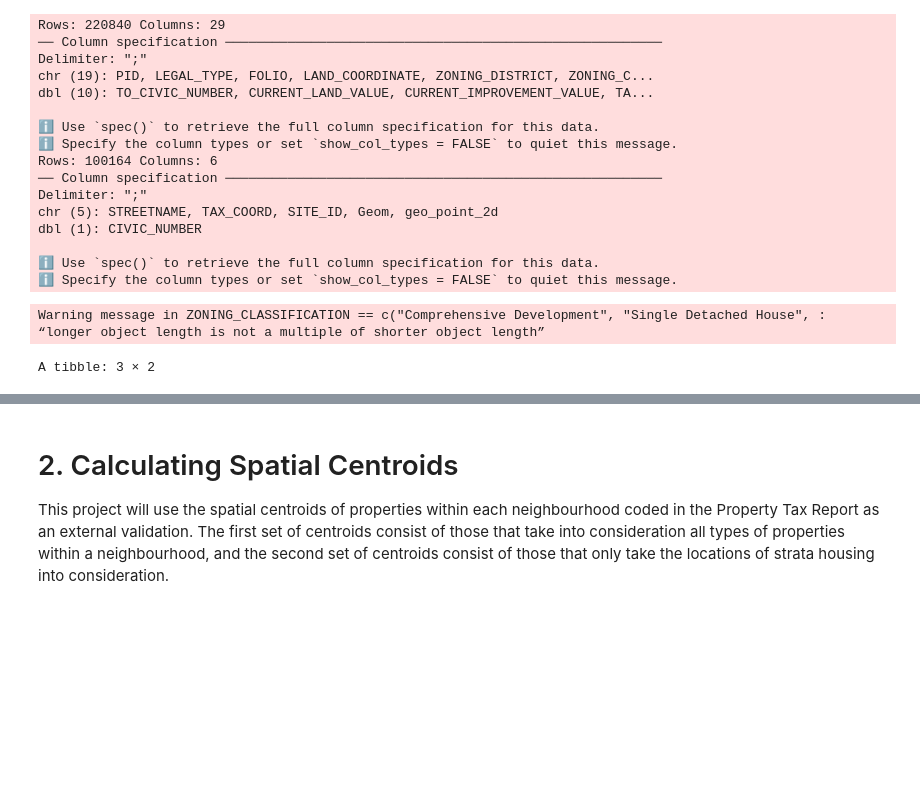
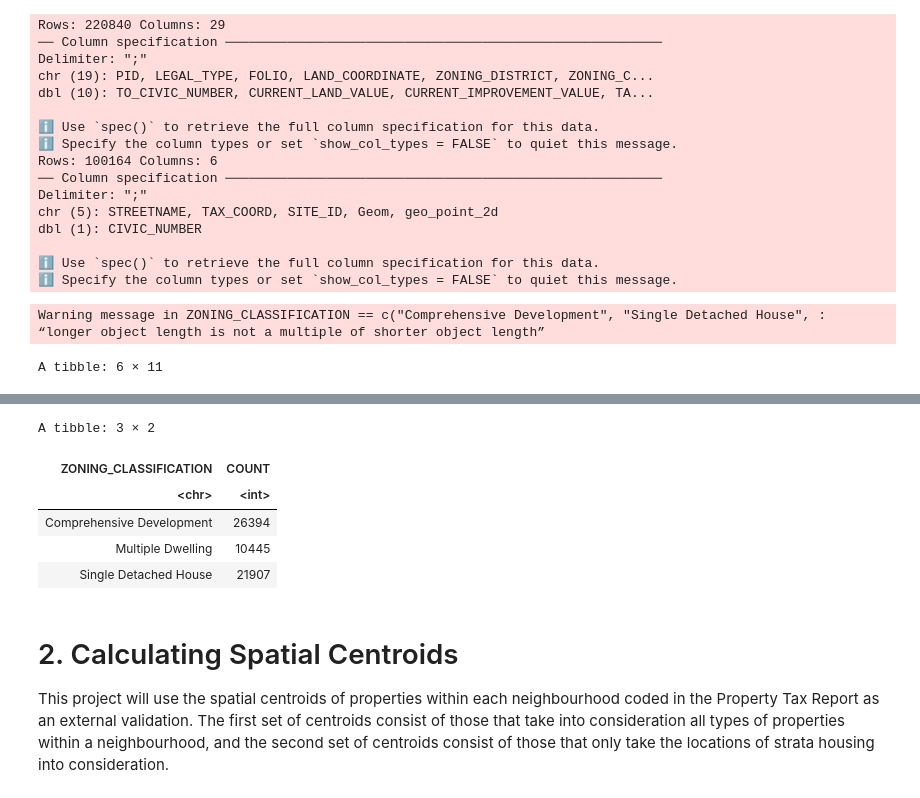
Before and after one commit to halarii/dsci100-2023s1-group-44, a Jupyter notebook: clustering-analysis.ipynb, the cells around one changed output, grey strips where cells are left out. Cells and saved outputs as stored; diff of their text form; code cells hidden in the pictures; blank space fills up the shorter version.

Commit message:
tidies up data

```diff
--- a/clustering-analysis.ipynb
+++ b/clustering-analysis.ipynb
@@ -84,10 +84,15 @@ dbl (1): CIVIC_NUMBER
 ℹ Specify the column types or set `show_col_types = FALSE` to quiet this message.
 # %%
 #filter for housing properties
+#also tidy up data, make lat and long dbl instead of chr, remove NA's
 property_housing_only <- ptax_parcel_merged |>
+    drop_na() |>
     filter(ZONING_CLASSIFICATION == c("Comprehensive Development",
                                       "Single Detached House",
-                                      "Multiple Dwelling"))
+                                      "Multiple Dwelling")) |>
+    mutate(lat = as.double(lat)) |>
+    mutate(long =  as.double(long))
+head(property_housing_only)
 
 #summary table counting each housing type
 property_summ_table <- property_housing_only |>
@@ -97,4 +102,4 @@ property_summ_table
 # %% [output]
 Warning message in ZONING_CLASSIFICATION == c("Comprehensive Development", "Single Detached House", :
 “longer object length is not a multiple of shorter object length”
-A tibble: 3 × 2
+A tibble: 6 × 11
@@ -106,3 +114,9 @@ A tibble: 3 × 2
+A tibble: 3 × 2
+| ZONING_CLASSIFICATION | COUNT |
+| <chr> | <int> |
+| Comprehensive Development | 26394 |
+| Multiple Dwelling | 10445 |
+| Single Detached House | 21907 |
 # %% [markdown]
 <h1> 2. Calculating Spatial Centroids </h1>
 
```
Also changed, not shown: parts of 1 cell of this notebook.
